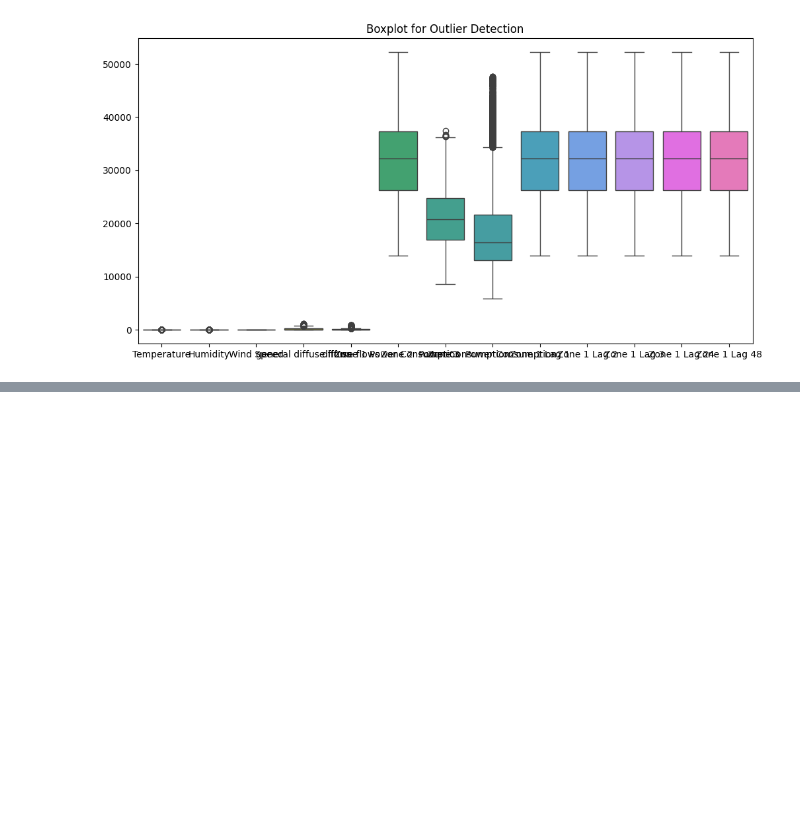
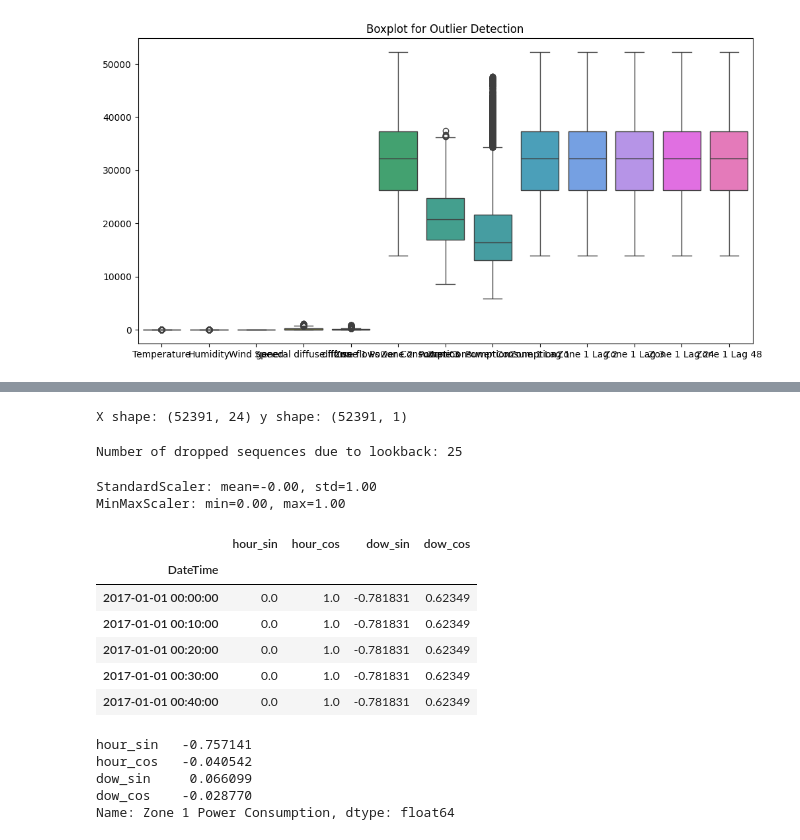
Before and after one commit to CZhakshylykova/SDS-CP036-powercast, a Jupyter notebook: advanced/submissions/team-members/cholpon-zhakshylykova/notebooks/eda.ipynb, the cells around one changed output, grey strips where cells are left out. Cells and saved outputs as stored; diff of their text form; code cells hidden in the pictures; blank space fills up the shorter version.

```diff
--- a/advanced/submissions/team-members/cholpon-zhakshylykova/notebooks/eda.ipynb
+++ b/advanced/submissions/team-members/cholpon-zhakshylykova/notebooks/eda.ipynb
@@ -172,0 +209,60 @@ Outliers detected: 2339
+# %%
+import numpy as np
+
+lookback = 24  # hours
+horizon = 1    # predict next step
+X, y = [], []
+
+for i in range(len(series) - lookback - horizon):
+    X.append(series[i:i+lookback].values)
+    y.append(series[i+lookback:i+lookback+horizon].values)
+
+X, y = np.array(X), np.array(y)
+print("X shape:", X.shape, "y shape:", y.shape)
+# %% [output]
+X shape: (52391, 24) y shape: (52391, 1)
+# %%
+print(f"Number of dropped sequences due to lookback: {lookback + horizon}")
+# %% [output]
+Number of dropped sequences due to lookback: 25
+# %%
+from sklearn.preprocessing import StandardScaler, MinMaxScaler
+
+scaler_std = StandardScaler()
+scaler_minmax = MinMaxScaler()
+
+scaled_std = scaler_std.fit_transform(data[['Zone 1 Power Consumption']])
+scaled_minmax = scaler_minmax.fit_transform(data[['Zone 1 Power Consumption']])
+
+print("StandardScaler: mean=%.2f, std=%.2f" % (scaled_std.mean(), scaled_std.std()))
+print("MinMaxScaler: min=%.2f, max=%.2f" % (scaled_minmax.min(), scaled_minmax.max()))
+# %% [output]
+StandardScaler: mean=-0.00, std=1.00
+MinMaxScaler: min=0.00, max=1.00
+# %%
+data['hour'] = data.index.hour
+data['dayofweek'] = data.index.dayofweek
+
+data['hour_sin'] = np.sin(2 * np.pi * data['hour']/24)
+data['hour_cos'] = np.cos(2 * np.pi * data['hour']/24)
+
+data['dow_sin'] = np.sin(2 * np.pi * data['dayofweek']/7)
+data['dow_cos'] = np.cos(2 * np.pi * data['dayofweek']/7)
+
+data[['hour_sin','hour_cos','dow_sin','dow_cos']].head()
+# %% [output]
+|  | hour_sin | hour_cos | dow_sin | dow_cos |
+| DateTime |  |  |  |  |
+| 2017-01-01 00:00:00 | 0.0 | 1.0 | -0.781831 | 0.62349 |
+| 2017-01-01 00:10:00 | 0.0 | 1.0 | -0.781831 | 0.62349 |
+| 2017-01-01 00:20:00 | 0.0 | 1.0 | -0.781831 | 0.62349 |
+| 2017-01-01 00:30:00 | 0.0 | 1.0 | -0.781831 | 0.62349 |
+| 2017-01-01 00:40:00 | 0.0 | 1.0 | -0.781831 | 0.62349 |
+# %%
+print(data.corr()['Zone 1 Power Consumption'][['hour_sin','hour_cos','dow_sin','dow_cos']])
+# %% [output]
+hour_sin   -0.757141
+hour_cos   -0.040542
+dow_sin     0.066099
+dow_cos    -0.028770
+Name: Zone 1 Power Consumption, dtype: float64
```
Also changed, not shown: parts of 10 cells of this notebook.
